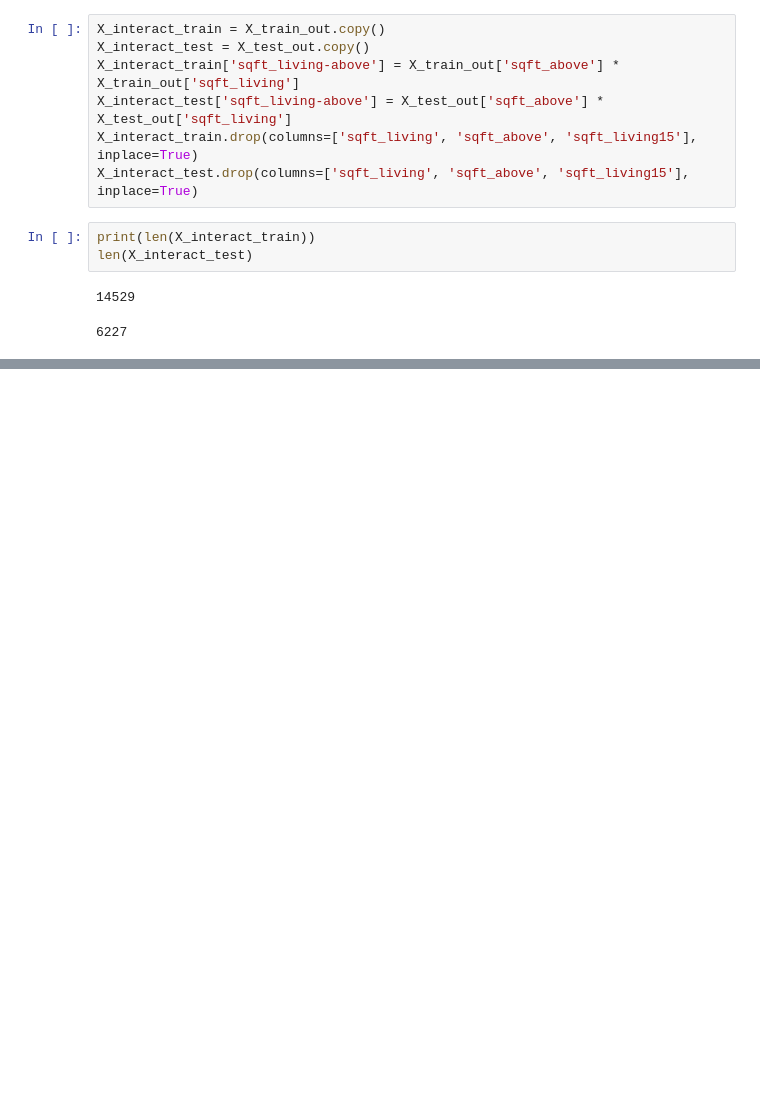
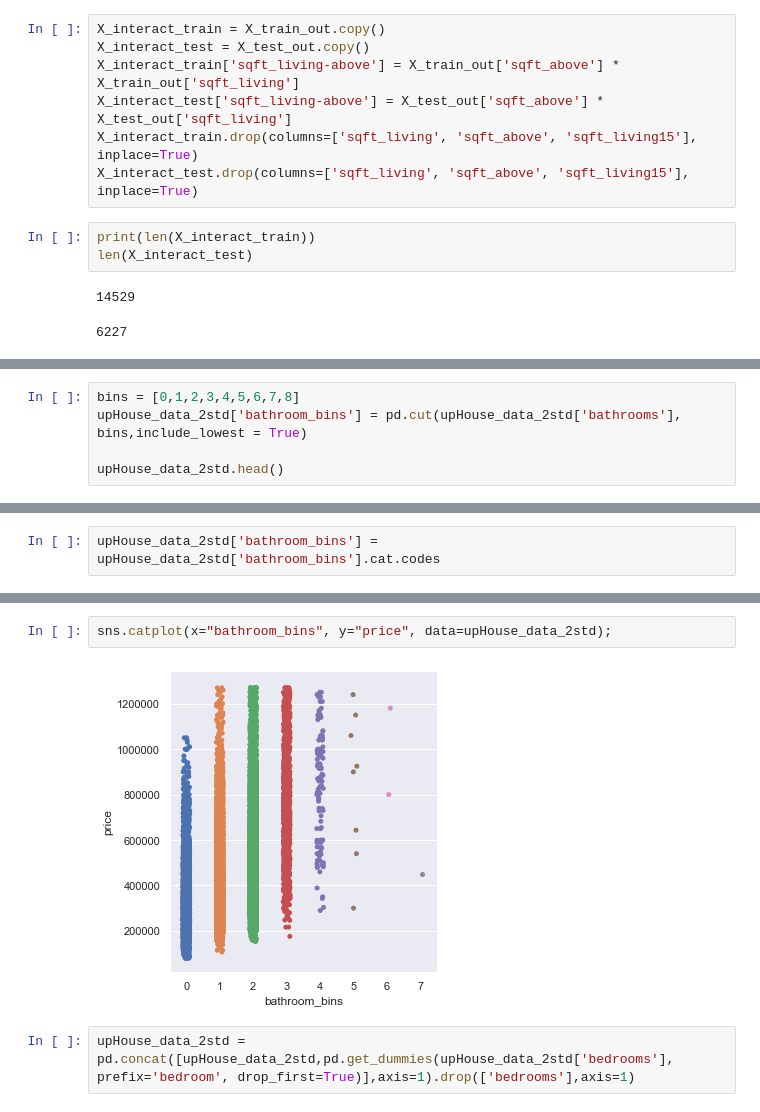
Before and after one commit to Stenke/King-County-Housing-Regression-Analysis, a Jupyter notebook: House(party)_Modeling.ipynb, the cells around one changed output, grey strips where cells are left out. Drawn from its saved outputs; the diff is of its cells as text; blank space fills up the shorter version.

Commit message:
Dummied and bin categories

```diff
--- a/House(party)_Modeling.ipynb
+++ b/House(party)_Modeling.ipynb
@@ -636,0 +637,5 @@ g.legend(loc='center left', bbox_to_anchor=(1.0, 0.5), ncol=1, fancybox=True);
+# %%
+bins = [0,1,2,3,4,5,6,7,8]
+upHouse_data_2std['bathroom_bins'] = pd.cut(upHouse_data_2std['bathrooms'], bins,include_lowest = True)
+
+upHouse_data_2std.head()
@@ -636,0 +654,2 @@ g.legend(loc='center left', bbox_to_anchor=(1.0, 0.5), ncol=1, fancybox=True);
+# %%
+upHouse_data_2std['bathroom_bins'] = upHouse_data_2std['bathroom_bins'].cat.codes
@@ -636,0 +674,6 @@ g.legend(loc='center left', bbox_to_anchor=(1.0, 0.5), ncol=1, fancybox=True);
+# %%
+sns.catplot(x="bathroom_bins", y="price", data=upHouse_data_2std);
+# %% [output]
+[figure, added]
+# %%
+upHouse_data_2std = pd.concat([upHouse_data_2std,pd.get_dummies(upHouse_data_2std['bedrooms'], prefix='bedroom', drop_first=True)],axis=1).drop(['bedrooms'],axis=1)
```
Also changed, not shown: parts of 37 cells of this notebook, 1 other file.
